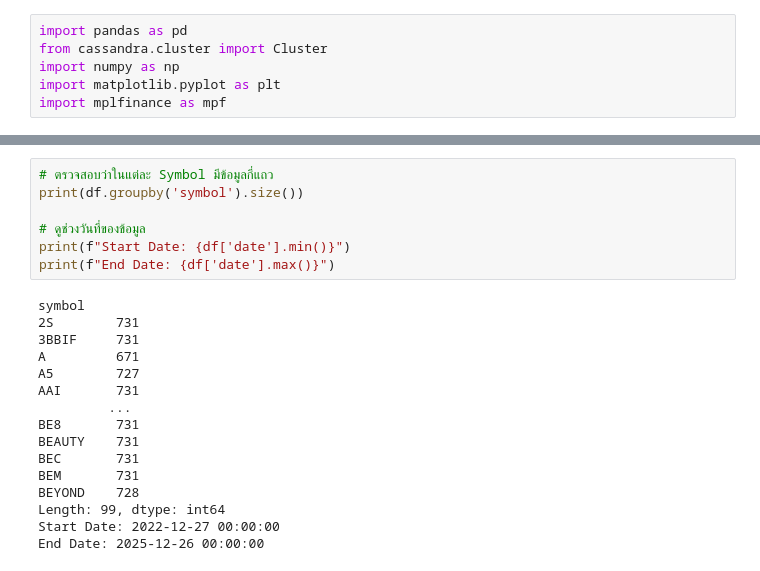
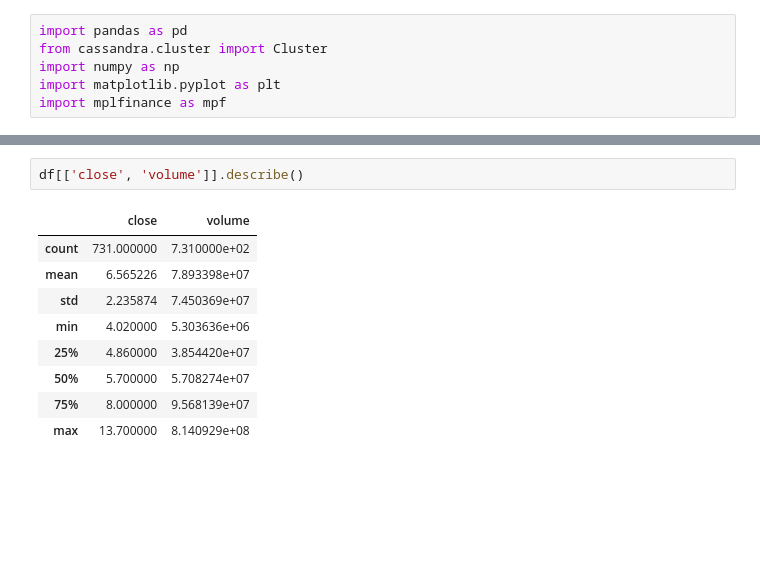
Before and after one commit to hilmanyusoh/Stock-market-chart-pattern-recognition-using-deep-learning, a Jupyter notebook: stock_pattern/code/detect_h&d_dl.ipynb, the cells around one changed output, grey strips where cells are left out. Saved outputs shown, nothing was run; the diff lists cells and outputs as text; blank space fills up the shorter version.

```diff
--- a/stock_pattern/code/detect_h&d_dl.ipynb
+++ b/stock_pattern/code/detect_h&d_dl.ipynb
@@ -68,26 +50,15 @@ low       0
 close     0
 volume    0
 dtype: int64
-# %%
-# ตรวจสอบว่าในแต่ละ Symbol มีข้อมูลกี่แถว
-print(df.groupby('symbol').size())
-
-# ดูช่วงวันที่ของข้อมูล
-print(f"Start Date: {df['date'].min()}")
-print(f"End Date: {df['date'].max()}")
-# %% [output]
-symbol
-2S        731
-3BBIF     731
-A         671
-A5        727
-AAI       731
-         ...
-BE8       731
-BEAUTY    731
-BEC       731
-BEM       731
-BEYOND    728
-Length: 99, dtype: int64
-Start Date: 2022-12-27 00:00:00
-End Date: 2025-12-26 00:00:00
+# %%
+df[['close', 'volume']].describe()
+# %% [output]
+|  | close | volume |
+| count | 731.000000 | 7.310000e+02 |
+| mean | 6.565226 | 7.893398e+07 |
+| std | 2.235874 | 7.450369e+07 |
+| min | 4.020000 | 5.303636e+06 |
+| 25% | 4.860000 | 3.854420e+07 |
+| 50% | 5.700000 | 5.708274e+07 |
+| 75% | 8.000000 | 9.568139e+07 |
+| max | 13.700000 | 8.140929e+08 |
```
Also changed, not shown: parts of 28 cells of this notebook, 1 other file.
